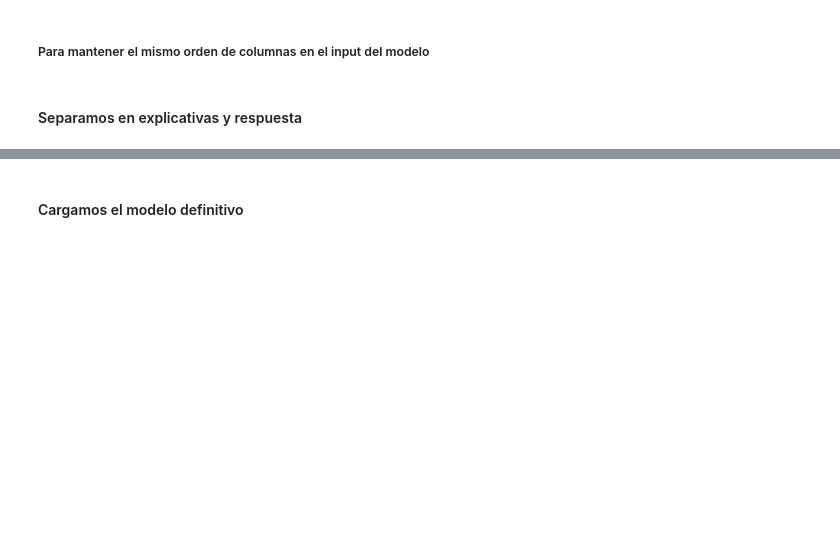
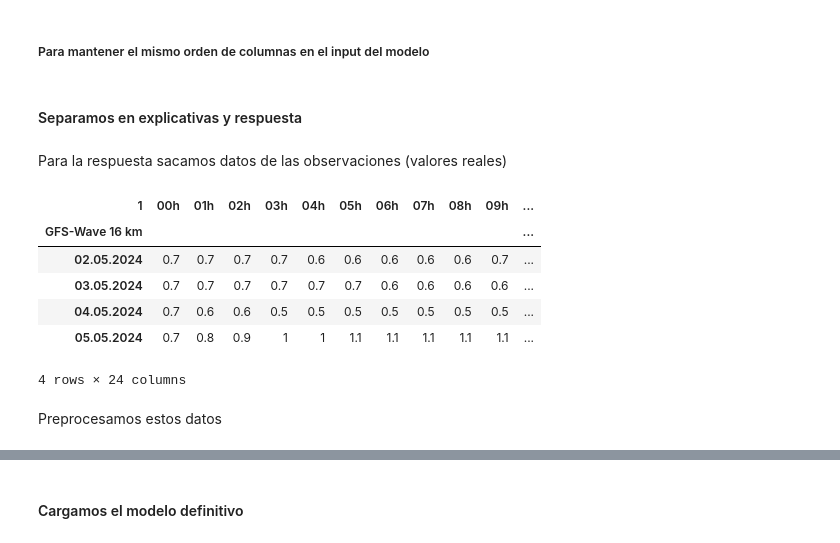
Before and after one commit to MarioBaldocchi/PD, a Jupyter notebook: forecasts/evaluacion.ipynb, the cells around one changed output, grey strips where cells are left out. Drawn from its saved outputs; the diff is of its cells as text; code cells hidden in the pictures; blank space fills up the shorter version.

```diff
--- a/forecasts/evaluacion.ipynb
+++ b/forecasts/evaluacion.ipynb
@@ -14,8 +15,8 @@ Cargamos los datos de forecast y las observaciones que hemos usado para entrenam
 # %%
 df_observ = pd.read_parquet("../clean/df_definitivo.parquet")
 
-# eliminamos repetidas, columnas que no participan en el modelo
-df_observ.drop(columns=['Temperatura', 'wspd'], inplace=True)
+# eliminamos repetidas y la respuesta, columnas que no participan en el modelo
+model_col_order = df_observ.drop(columns=['Temperatura', 'wspd', 'AlturaOlas']).columns
 
 df_forecast = pd.read_csv('./clean/forecast_merged.csv')
 # %% [markdown]
@@ -29,0 +31,39 @@ X, y = df_forecast.drop(columns=['AlturaOlas', 'anio', 'mes', 'dia', 'hora']), d
+# %% [markdown]
+Para la respuesta sacamos datos de las observaciones (valores reales)
+# %%
+url = 'https://www.windguru.cz/ajax/ajax_archive.php'
+
+headers = {
+    'Cookie': 'idu=1886609; login_md5=4978173d9ab813364b25e7fd32513b03',
+}
+ordered = df_forecast.sort_values(by=['anio', 'mes', 'dia'], ascending=[True, True, True])
+first_day = ordered.iloc[0]
+last_day = ordered.iloc[-1]
+data = {
+    'date_from': f'{int(first_day["anio"])}-{int(first_day["mes"]):02}-{int(first_day["dia"]):02}',
+    'date_to': f'{int(last_day["anio"])}-{int(last_day["mes"]):02}-{int(last_day["dia"]):02}',
+    'step': '1',
+    'min_use_hr': '6',
+    'arch_params[]': 'HTSGW',
+    'id_spot': '47761',
+    'id_model': '84',
+    'id_stats_type': '',
+}
+
+response = requests.post(url, headers=headers, data=data)
+
+tableWaves = pd.read_html(response.content)[1].iloc[1:]
+tableWaves.columns = tableWaves.iloc[0]
+tableWaves.drop(tableWaves.index[0], inplace=True)
+tableWaves.set_index(tableWaves.columns[0], drop=True, inplace=True)
+tableWaves
+# %% [output]
+| 1 | 00h | 01h | 02h | 03h | 04h | 05h | 06h | 07h | 08h | 09h | ... |
+| GFS-Wave 16 km |  |  |  |  |  |  |  |  |  |  | ... |
+| 02.05.2024 | 0.7 | 0.7 | 0.7 | 0.7 | 0.6 | 0.6 | 0.6 | 0.6 | 0.6 | 0.7 | ... |
+| 03.05.2024 | 0.7 | 0.7 | 0.7 | 0.7 | 0.7 | 0.7 | 0.6 | 0.6 | 0.6 | 0.6 | ... |
+| 04.05.2024 | 0.7 | 0.6 | 0.6 | 0.5 | 0.5 | 0.5 | 0.5 | 0.5 | 0.5 | 0.5 | ... |
+| 05.05.2024 | 0.7 | 0.8 | 0.9 | 1 | 1 | 1.1 | 1.1 | 1.1 | 1.1 | 1.1 | ... |
+4 rows × 24 columns
+# %% [markdown]
+Preprocesamos estos datos
```
Also changed, not shown: parts of 9 cells of this notebook, 3 other files.
